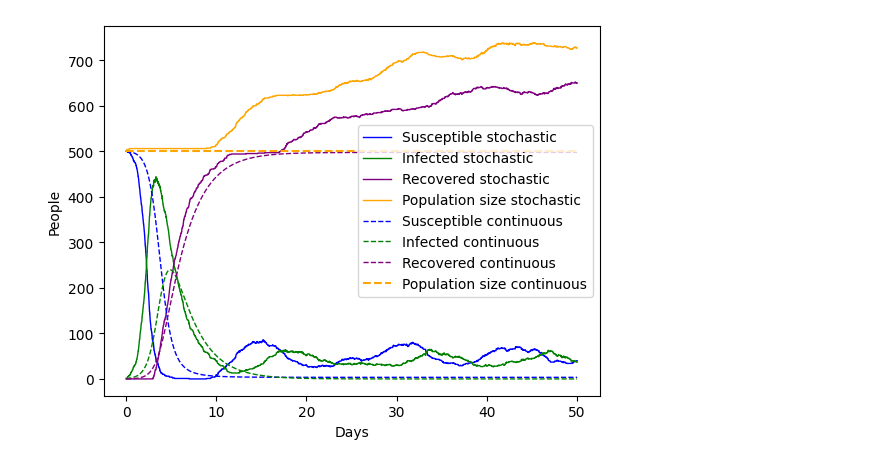
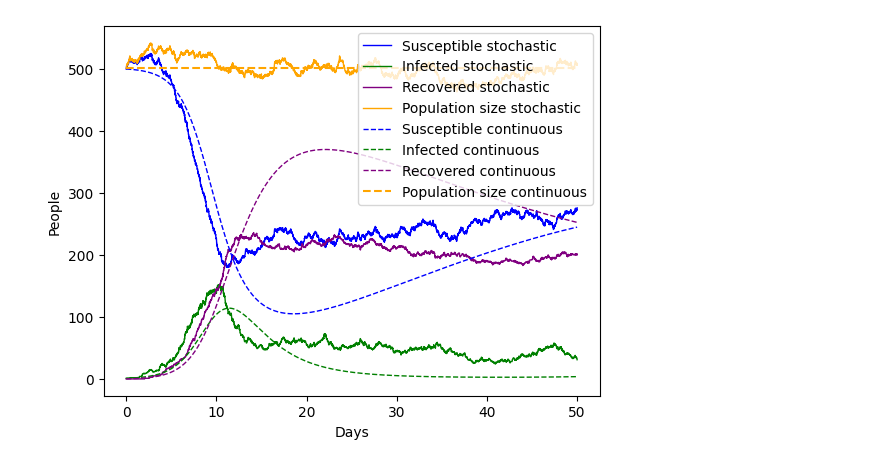
Before and after one commit to JTimmr/CS_Assignment_2, a Jupyter notebook: main.ipynb, the cells around one changed output. Saved outputs shown, nothing was run; the diff lists cells and outputs as text; code cells hidden in the pictures.

```diff
--- a/main.ipynb
+++ b/main.ipynb
@@ -10,7 +10,7 @@ class StochasticSIR:
         self.gamma = gamma
         self.t = [0]
         self.tmax = tmax
-        self.mu = 0.05
+        self.mu = 0.1
 
     def initialize(self):
         """
@@ -100,8 +100,9 @@ class StochasticSIR:
             else:
 
                 # Calculate probabilities of event 1 (single infection) and event 2 (single recovery)
-                probabilities = [self.beta * S * I / N, self.gamma * I, self.mu * N, self.mu * S, self.mu * I, self.mu * R]
+                probabilities = [self.beta * S * I / N, self.gamma * I, self.mu *N , self.mu * S, self.mu * I, self.mu * R]
                 probabilities_sum = sum(probabilities)
+                cumulative_probabilities = [sum(probabilities[:i+1]) for i in range (len(probabilities))]
 
                 # Calculate length current timestep and add it to self.t
                 dt= np.random.exponential(scale = 1 / probabilities_sum)
@@ -110,25 +111,25 @@ class StochasticSIR:
 
                 P = np.random.uniform(0, 1) * probabilities_sum
                 # Do infection or recovery event according to probabilities
-                if P < probabilities[0]:
+                if P < cumulative_probabilities[0]:
 
                     # 1 susceptible becomes infected
                     self.infection_event()
 
                 # 1 infected becomes recovered
-                elif P < probabilities[1]:
+                elif P < cumulative_probabilities[1]:
                     self.recovery_event()
 
-                elif P < probabilities[2]:
+                elif P < cumulative_probabilities[2]:
                     self.birth_event()
 
-                elif P < probabilities[3]:
+                elif P < cumulative_probabilities[3]:
                     self.susceptible_death_event()
 
-                elif P < probabilities[4]:
+                elif P < cumulative_probabilities[4]:
                     self.infected_death_event()
 
-                elif P <= probabilities[5]:
+                elif P <= cumulative_probabilities[5]:
                     self.recovered_death_event()
 
             # Update dictionary containing all dynamics
@@ -177,9 +178,10 @@ class StochasticSIR:
             ax.plot(self.t, self.SIR['N'], label=f'Population size{label_addition}', color='orange', linewidth='1')
 # %%
 class ContinuousSIR:
-    def __init__(self, initial_SIR, tmax, dt, beta, gamma):
+    def __init__(self, initial_SIR, tmax, dt, beta, gamma, mu):
         self.beta = beta
         self.gamma = gamma
+        self.mu = mu
         self.tmax = tmax
         self.dt = dt
         self.population_size = sum(initial_SIR)
@@ -206,9 +208,9 @@ class ContinuousSIR:
         # Unpack parameters from array
         S, I, R, N = y
 
-        dS = - self.beta * S * I
-        dI = self.beta * S * I - self.gamma * I
-        dR = self.gamma * I
+        dS = self.mu - self.beta * S * I - self.mu * S
+        dI = self.beta * S * I - self.gamma * I - self.mu * I
+        dR = self.gamma * I - self.mu * R
         dN = dS + dI + dR
 
         # Return array with values for the time derivatives of S, I, and R. Sets value for N to 0, this will be calculated and adjusted in run()
@@ -251,34 +253,35 @@ class ContinuousSIR:
 # %%
 # Initial values SIR model
 initial_SIR = [500, 1, 0]
-beta = 2
+beta = 1
 gamma = 0.4
+mu = 0.02
 tmax = 50
 
 # Run stochastic SIR simulation
 infection = StochasticSIR(initial_SIR, beta, gamma, tmax)
 infection.run()
 
 # Make ax and generate plot
 fig, ax = plt.subplots(1)
 infection.plot(ax, label=True)
 
 # Set tmax to highest t in stochastic model
 tmax = infection.t[-1]
 dt = 0.1
 
 # Run continuous SIR simulation
-continuous_infection = ContinuousSIR(initial_SIR, tmax, dt, beta, gamma)
+continuous_infection = ContinuousSIR(initial_SIR, tmax, dt, beta, gamma, mu)
 continuous_infection.run()
 continuous_infection.plot(ax)
 
 # Compare outcomes of different approaches
 plt.legend()
 plt.xlabel('Days')
 plt.ylabel('People')
 plt.show()
 # %% [output]
-[figure, old version]
+[figure, new version]
 # %%
 class Analyze:
     def __init__(self, N, tmax, initial_SIR, beta, gamma, dt = 0.001):
```
Also changed, not shown: parts of 2 cells of this notebook.
